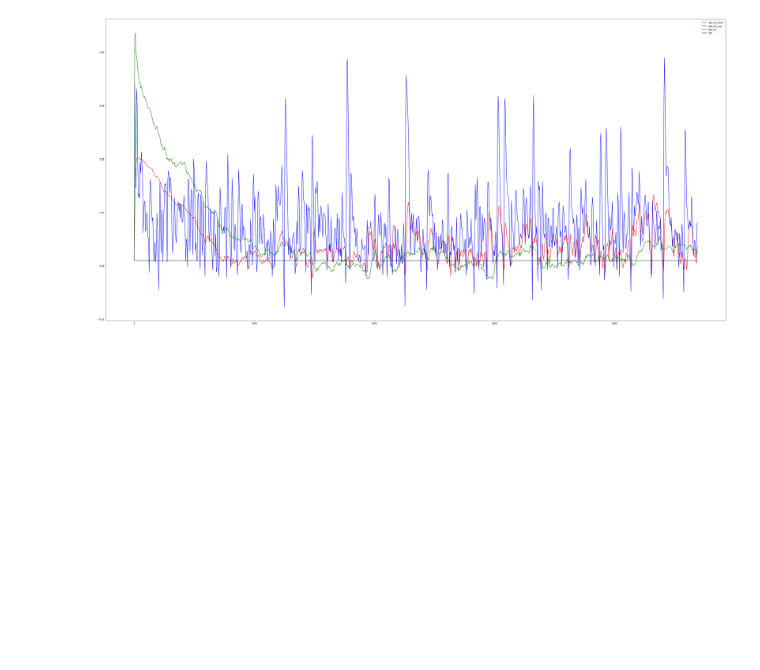
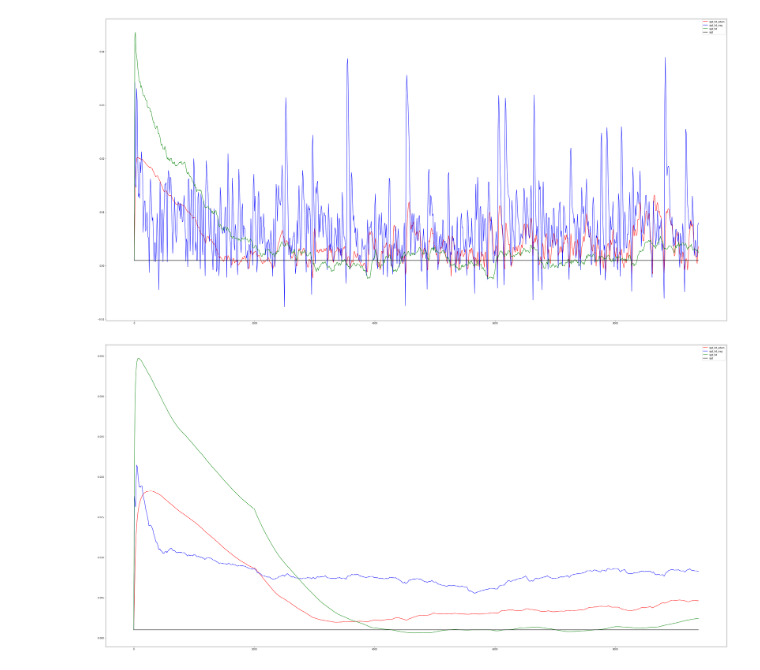
Before and after one commit to harshalmittal4/Hypergradient_variants, a Jupyter notebook: Untitled.ipynb, the cells around one changed output. Drawn from its saved outputs; the diff is of its cells as text; code cells hidden in the pictures; blank space fills up the shorter version.

```diff
--- a/Untitled.ipynb
+++ b/Untitled.ipynb
@@ -110,3 +242,13 @@ plt.legend(loc='best')
 plt.savefig('HDplots/alpha.png')
 # %% [output]
 [figure]
+# %%
+plt.figure(figsize=(50,25))
+plt.plot(iteration, cummulative_alpha_sgd_hd_adam, color='red', label='sgd_hd_adam')
+plt.plot(iteration, cummulative_alpha_sgd_hd_nag, color='blue', label='sgd_hd_nag')
+plt.plot(iteration, cummulative_alpha_sgd_hd, color='green', label='sgd_hd')
+plt.plot(iteration, cummulative_alpha_sgd, color='black', label='sgd')
+plt.legend(loc='best')
+plt.savefig('HDplots/smoothed_alpha.png')
+# %% [output]
+[figure, added]
```
Also changed, not shown: parts of 5 cells of this notebook, 5 other files.
